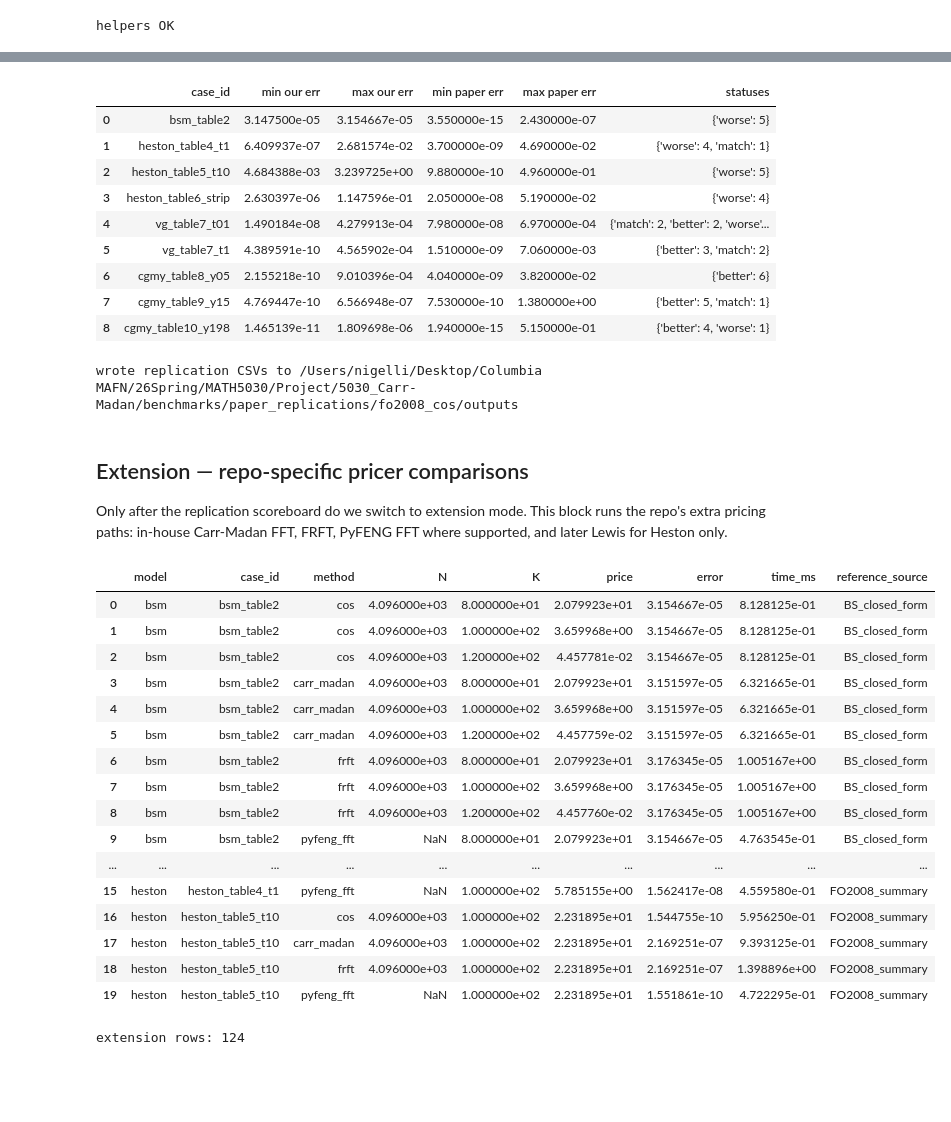
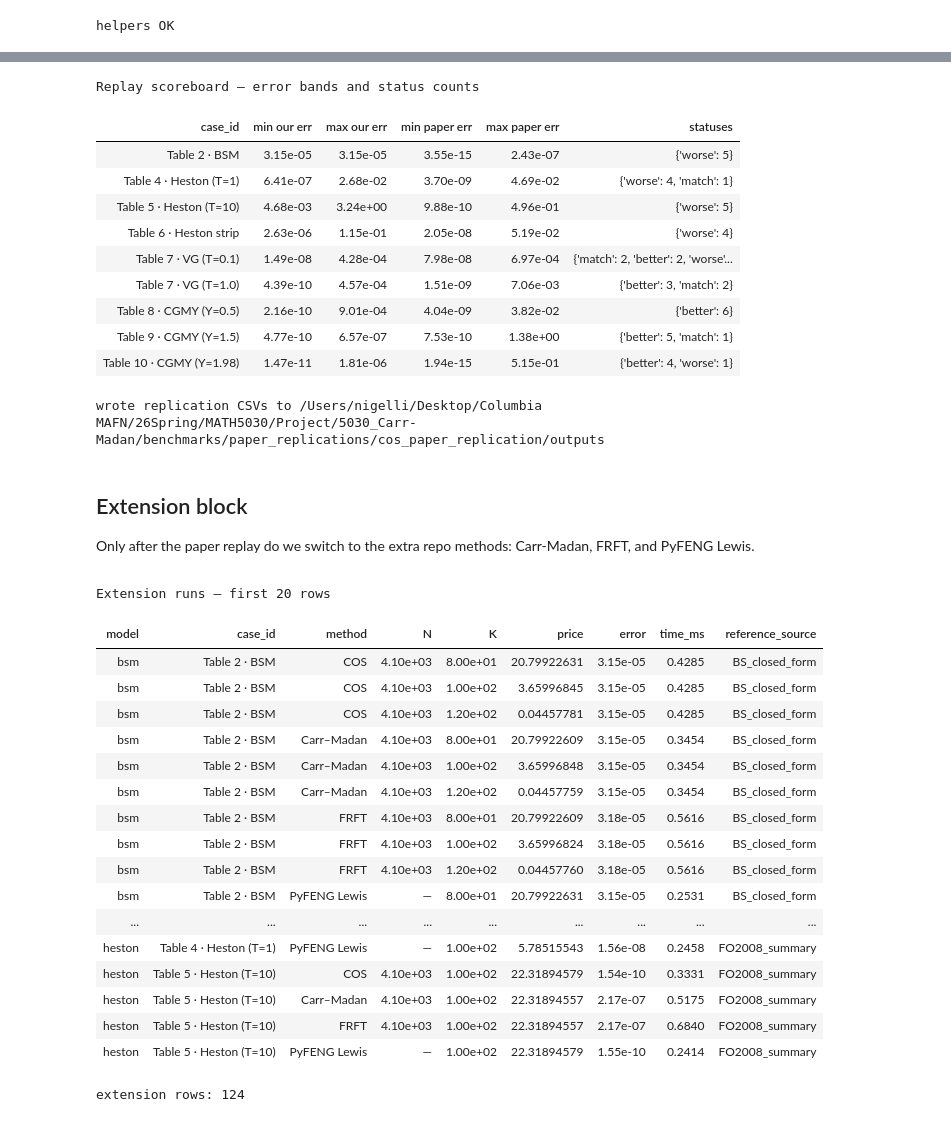
Before and after one commit to nl2992/fourier-option-pricer, a Jupyter notebook: notebooks/cosPaper_Replication.ipynb, the cells around one changed output, grey strips where cells are left out. Saved outputs shown, nothing was run; the diff lists cells and outputs as text; code cells hidden in the pictures; blank space fills up the shorter version.

Commit message:
Update pyFENG replication structure and benchmark outputs

```diff
--- a/notebooks/cosPaper_Replication.ipynb
+++ b/notebooks/cosPaper_Replication.ipynb
@@ -537,7 +671,9 @@ for cid, df in [
     summary_rows.append(summarise(cid, df))
 
 SUMMARY_DF = pd.DataFrame(summary_rows)
-display(SUMMARY_DF)
+summary_view = SUMMARY_DF.copy()
+summary_view['case_id'] = summary_view['case_id'].map(human_case)
+show_table(summary_view, 'Replay scoreboard — error bands and status counts')
 
 # Persist the replication CSVs.
 REPLICATION_ERROR_ROWS = []
@@ -593,28 +729,31 @@ pd.DataFrame(REPLICATION_PRICE_ROWS).to_csv(
     OUTDIR / 'fo2008_replication_prices.csv', index=False)
 print('wrote replication CSVs to', OUTDIR)
 # %% [output]
+Replay scoreboard — error bands and status counts
-|  | case_id | min our err | max our err | min paper err | max paper err | statuses |
-| 0 | bsm_table2 | 3.147500e-05 | 3.154667e-05 | 3.550000e-15 | 2.430000e-07 | {'worse': 5} |
-| 1 | heston_table4_t1 | 6.409937e-07 | 2.681574e-02 | 3.700000e-09 | 4.690000e-02 | {'worse': 4, 'match': 1} |
-| 2 | heston_table5_t10 | 4.684388e-03 | 3.239725e+00 | 9.880000e-10 | 4.960000e-01 | {'worse': 5} |
-| 3 | heston_table6_strip | 2.630397e-06 | 1.147596e-01 | 2.050000e-08 | 5.190000e-02 | {'worse': 4} |
-| 4 | vg_table7_t01 | 1.490184e-08 | 4.279913e-04 | 7.980000e-08 | 6.970000e-04 | {'match': 2, 'better': 2, 'worse'... |
-| 5 | vg_table7_t1 | 4.389591e-10 | 4.565902e-04 | 1.510000e-09 | 7.060000e-03 | {'better': 3, 'match': 2} |
-| 6 | cgmy_table8_y05 | 2.155218e-10 | 9.010396e-04 | 4.040000e-09 | 3.820000e-02 | {'better': 6} |
-| 7 | cgmy_table9_y15 | 4.769447e-10 | 6.566948e-07 | 7.530000e-10 | 1.380000e+00 | {'better': 5, 'match': 1} |
-| 8 | cgmy_table10_y198 | 1.465139e-11 | 1.809698e-06 | 1.940000e-15 | 5.150000e-01 | {'better': 4, 'worse': 1} |
+| case_id | min our err | max our err | min paper err | max paper err | statuses |
+| Table 2 · BSM | 3.15e-05 | 3.15e-05 | 3.55e-15 | 2.43e-07 | {'worse': 5} |
+| Table 4 · Heston (T=1) | 6.41e-07 | 2.68e-02 | 3.70e-09 | 4.69e-02 | {'worse': 4, 'match': 1} |
+| Table 5 · Heston (T=10) | 4.68e-03 | 3.24e+00 | 9.88e-10 | 4.96e-01 | {'worse': 5} |
+| Table 6 · Heston strip | 2.63e-06 | 1.15e-01 | 2.05e-08 | 5.19e-02 | {'worse': 4} |
+| Table 7 · VG (T=0.1) | 1.49e-08 | 4.28e-04 | 7.98e-08 | 6.97e-04 | {'match': 2, 'better': 2, 'worse'... |
+| Table 7 · VG (T=1.0) | 4.39e-10 | 4.57e-04 | 1.51e-09 | 7.06e-03 | {'better': 3, 'match': 2} |
+| Table 8 · CGMY (Y=0.5) | 2.16e-10 | 9.01e-04 | 4.04e-09 | 3.82e-02 | {'better': 6} |
+| Table 9 · CGMY (Y=1.5) | 4.77e-10 | 6.57e-07 | 7.53e-10 | 1.38e+00 | {'better': 5, 'match': 1} |
+| Table 10 · CGMY (Y=1.98) | 1.47e-11 | 1.81e-06 | 1.94e-15 | 5.15e-01 | {'better': 4, 'worse': 1} |
-wrote replication CSVs to /Users/nigelli/Desktop/Columbia MAFN/26Spring/MATH5030/Project/5030_Carr-Madan/benchmarks/paper_replications/fo2008_cos/outputs
+wrote replication CSVs to /Users/nigelli/Desktop/Columbia MAFN/26Spring/MATH5030/Project/5030_Carr-Madan/benchmarks/paper_replications/cos_paper_replication/outputs
 # %% [markdown]
 <!-- fo2008-report-section -->
-## Extension — repo-specific pricer comparisons
+## Extension block
 
-Only after the replication scoreboard do we switch to extension mode. This block runs the repo's extra pricing paths: in-house Carr-Madan FFT, FRFT, PyFENG FFT where supported, and later Lewis for Heston only.
+<div class="cu-card cu-soft">
+  <p>Only after the paper replay do we switch to the extra repo methods: Carr-Madan, FRFT, and PyFENG Lewis.</p>
+</div>
 # %%
 # Cell 13 — Extension: Carr-Madan FFT on BSM / Heston / VG / CGMY.
 #
 # Uses a fixed (eta, alpha) pair chosen per-family so the FFT pricer has
 # a sensibly wide log-strike window around our strikes. This is our
-# in-house ``carr_madan`` (NOT Lewis). For the scalar cases with strike
+# in-house ``carr_madan``. For the scalar cases with strike
 # near ATM the default (eta=0.25, alpha=1.5) works; for CGMY Y=1.98 we
 # widen eta to handle the heavier tail.
 
@@ -706,54 +845,58 @@ def extension_run_case(case: PaperCase, N_ext=4096):
     except Exception as exc:
         print(f'  FRFT failed on {case.case_id}: {exc}')
 
-    # PyFENG FFT — skip CGMY Y>=2 edge cases if they blow up
+    # PyFENG Lewis backend — skip CGMY Y>=2 edge cases if they blow up
     try:
         def _pf_call():
             return price_strip(case.model, 'pyfeng_fft', K, fwd, params, cp=1)
         p, ms = timed_median_ms(_pf_call)
         for Ki, Kv in enumerate(K):
             rows.append({'model': case.model, 'case_id': case.case_id,
                          'method': 'pyfeng_fft', 'N': None, 'K': float(Kv),
                          'price': float(p[Ki]), 'error': _err(p), 'time_ms': ms,
                          'reference_source': case.reference_source})
     except Exception as exc:
         print(f'  PyFENG FFT failed on {case.case_id}: {exc}')
 
     return rows
 
 for cid in ['bsm_table2', 'heston_table4_t1', 'heston_table5_t10',
             'heston_table6_strip', 'vg_table7_t01', 'vg_table7_t1',
             'cgmy_table8_y05', 'cgmy_table9_y15']:
     EXTENSION_ROWS.extend(extension_run_case(CASES[cid]))
 
 # CGMY Y=1.98 is numerically hostile; use a custom N to be honest about it.
 try:
     EXTENSION_ROWS.extend(extension_run_case(CASES['cgmy_table10_y198'], N_ext=512))
 except Exception as exc:
     print('CGMY Y=1.98 extension skipped:', exc)
 
 EXT_DF = pd.DataFrame(EXTENSION_ROWS)
-display(EXT_DF.head(20))
+ext_view = EXT_DF.head(20).copy()
+ext_view['case_id'] = ext_view['case_id'].map(human_case)
+ext_view['method'] = ext_view['method'].map(human_method)
+show_table(ext_view, 'Extension runs — first 20 rows')
 print('extension rows:', len(EXT_DF))
 # %% [output]
+Extension runs — first 20 rows
-|  | model | case_id | method | N | K | price | error | time_ms | reference_source |
-| 0 | bsm | bsm_table2 | cos | 4.096000e+03 | 8.000000e+01 | 2.079923e+01 | 3.154667e-05 | 8.128125e-01 | BS_closed_form |
-| 1 | bsm | bsm_table2 | cos | 4.096000e+03 | 1.000000e+02 | 3.659968e+00 | 3.154667e-05 | 8.128125e-01 | BS_closed_form |
-| 2 | bsm | bsm_table2 | cos | 4.096000e+03 | 1.200000e+02 | 4.457781e-02 | 3.154667e-05 | 8.128125e-01 | BS_closed_form |
-| 3 | bsm | bsm_table2 | carr_madan | 4.096000e+03 | 8.000000e+01 | 2.079923e+01 | 3.151597e-05 | 6.321665e-01 | BS_closed_form |
-| 4 | bsm | bsm_table2 | carr_madan | 4.096000e+03 | 1.000000e+02 | 3.659968e+00 | 3.151597e-05 | 6.321665e-01 | BS_closed_form |
-| 5 | bsm | bsm_table2 | carr_madan | 4.096000e+03 | 1.200000e+02 | 4.457759e-02 | 3.151597e-05 | 6.321665e-01 | BS_closed_form |
-| 6 | bsm | bsm_table2 | frft | 4.096000e+03 | 8.000000e+01 | 2.079923e+01 | 3.176345e-05 | 1.005167e+00 | BS_closed_form |
-| 7 | bsm | bsm_table2 | frft | 4.096000e+03 | 1.000000e+02 | 3.659968e+00 | 3.176345e-05 | 1.005167e+00 | BS_closed_form |
-| 8 | bsm | bsm_table2 | frft | 4.096000e+03 | 1.200000e+02 | 4.457760e-02 | 3.176345e-05 | 1.005167e+00 | BS_closed_form |
-| 9 | bsm | bsm_table2 | pyfeng_fft | NaN | 8.000000e+01 | 2.079923e+01 | 3.154667e-05 | 4.763545e-01 | BS_closed_form |
-| ... | ... | ... | ... | ... | ... | ... | ... | ... | ... |
-| 15 | heston | heston_table4_t1 | pyfeng_fft | NaN | 1.000000e+02 | 5.785155e+00 | 1.562417e-08 | 4.559580e-01 | FO2008_summary |
-| 16 | heston | heston_table5_t10 | cos | 4.096000e+03 | 1.000000e+02 | 2.231895e+01 | 1.544755e-10 | 5.956250e-01 | FO2008_summary |
-| 17 | heston | heston_table5_t10 | carr_madan | 4.096000e+03 | 1.000000e+02 | 2.231895e+01 | 2.169251e-07 | 9.393125e-01 | FO2008_summary |
-| 18 | heston | heston_table5_t10 | frft | 4.096000e+03 | 1.000000e+02 | 2.231895e+01 | 2.169251e-07 | 1.398896e+00 | FO2008_summary |
-| 19 | heston | heston_table5_t10 | pyfeng_fft | NaN | 1.000000e+02 | 2.231895e+01 | 1.551861e-10 | 4.722295e-01 | FO2008_summary |
+| model | case_id | method | N | K | price | error | time_ms | reference_source |
+| bsm | Table 2 · BSM | COS | 4.10e+03 | 8.00e+01 | 20.79922631 | 3.15e-05 | 0.4285 | BS_closed_form |
+| bsm | Table 2 · BSM | COS | 4.10e+03 | 1.00e+02 | 3.65996845 | 3.15e-05 | 0.4285 | BS_closed_form |
+| bsm | Table 2 · BSM | COS | 4.10e+03 | 1.20e+02 | 0.04457781 | 3.15e-05 | 0.4285 | BS_closed_form |
+| bsm | Table 2 · BSM | Carr–Madan | 4.10e+03 | 8.00e+01 | 20.79922609 | 3.15e-05 | 0.3454 | BS_closed_form |
+| bsm | Table 2 · BSM | Carr–Madan | 4.10e+03 | 1.00e+02 | 3.65996848 | 3.15e-05 | 0.3454 | BS_closed_form |
+| bsm | Table 2 · BSM | Carr–Madan | 4.10e+03 | 1.20e+02 | 0.04457759 | 3.15e-05 | 0.3454 | BS_closed_form |
+| bsm | Table 2 · BSM | FRFT | 4.10e+03 | 8.00e+01 | 20.79922609 | 3.18e-05 | 0.5616 | BS_closed_form |
+| bsm | Table 2 · BSM | FRFT | 4.10e+03 | 1.00e+02 | 3.65996824 | 3.18e-05 | 0.5616 | BS_closed_form |
+| bsm | Table 2 · BSM | FRFT | 4.10e+03 | 1.20e+02 | 0.04457760 | 3.18e-05 | 0.5616 | BS_closed_form |
+| bsm | Table 2 · BSM | PyFENG Lewis | — | 8.00e+01 | 20.79922631 | 3.15e-05 | 0.2531 | BS_closed_form |
+| ... | ... | ... | ... | ... | ... | ... | ... | ... |
+| heston | Table 4 · Heston (T=1) | PyFENG Lewis | — | 1.00e+02 | 5.78515543 | 1.56e-08 | 0.2458 | FO2008_summary |
+| heston | Table 5 · Heston (T=10) | COS | 4.10e+03 | 1.00e+02 | 22.31894579 | 1.54e-10 | 0.3331 | FO2008_summary |
+| heston | Table 5 · Heston (T=10) | Carr–Madan | 4.10e+03 | 1.00e+02 | 22.31894557 | 2.17e-07 | 0.5175 | FO2008_summary |
+| heston | Table 5 · Heston (T=10) | FRFT | 4.10e+03 | 1.00e+02 | 22.31894557 | 2.17e-07 | 0.6840 | FO2008_summary |
+| heston | Table 5 · Heston (T=10) | PyFENG Lewis | — | 1.00e+02 | 22.31894579 | 1.55e-10 | 0.2414 | FO2008_summary |
-extension rows: 124
+extension rows: 124
 # %%
 # Cell 14 — FRFT extension (already included in cell 13); here we produce
 # a convergence-vs-N sweep for FRFT on the Heston Table 4 case, for a
```
Also changed, not shown: parts of 27 cells of this notebook, 56 other files.
